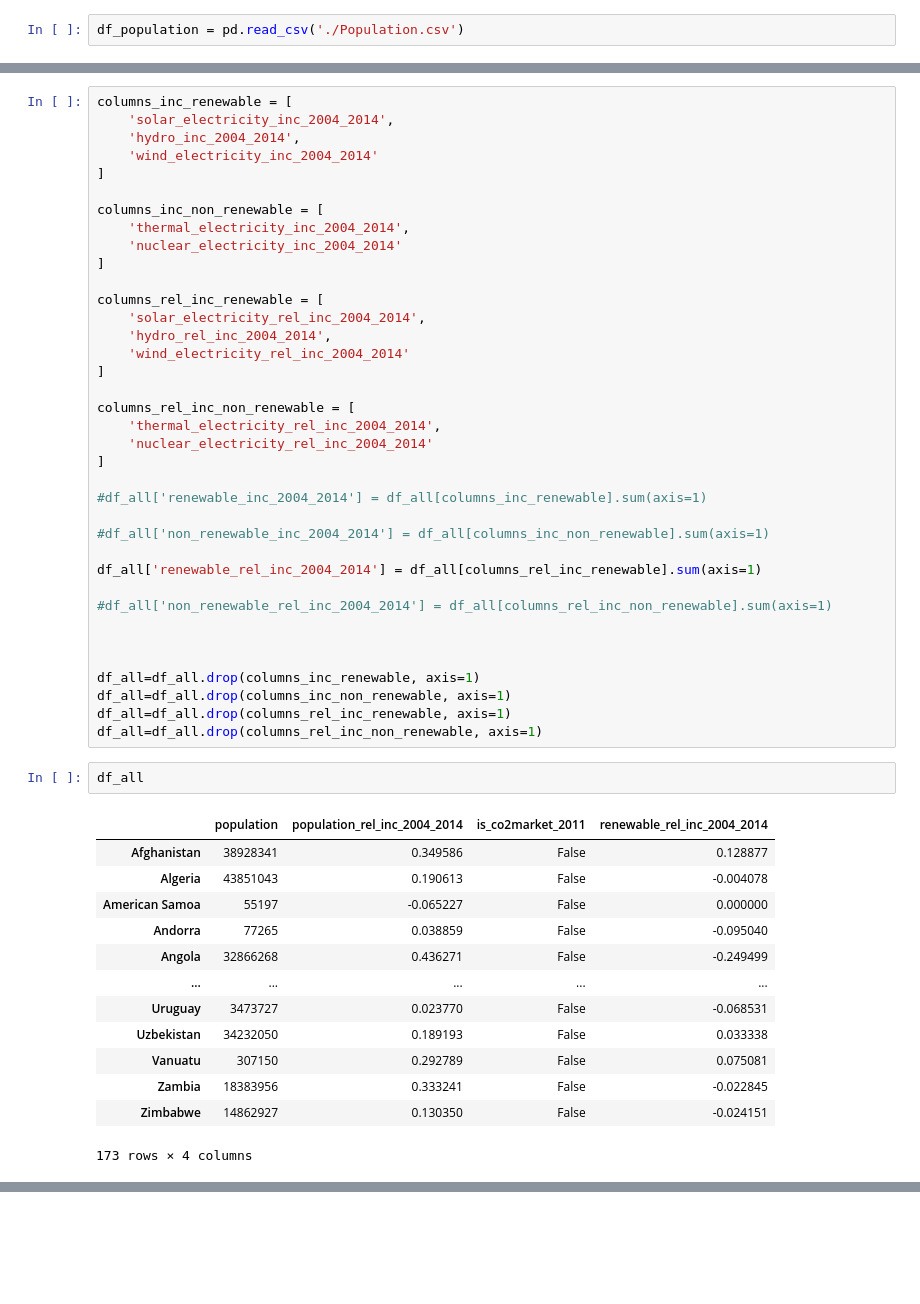
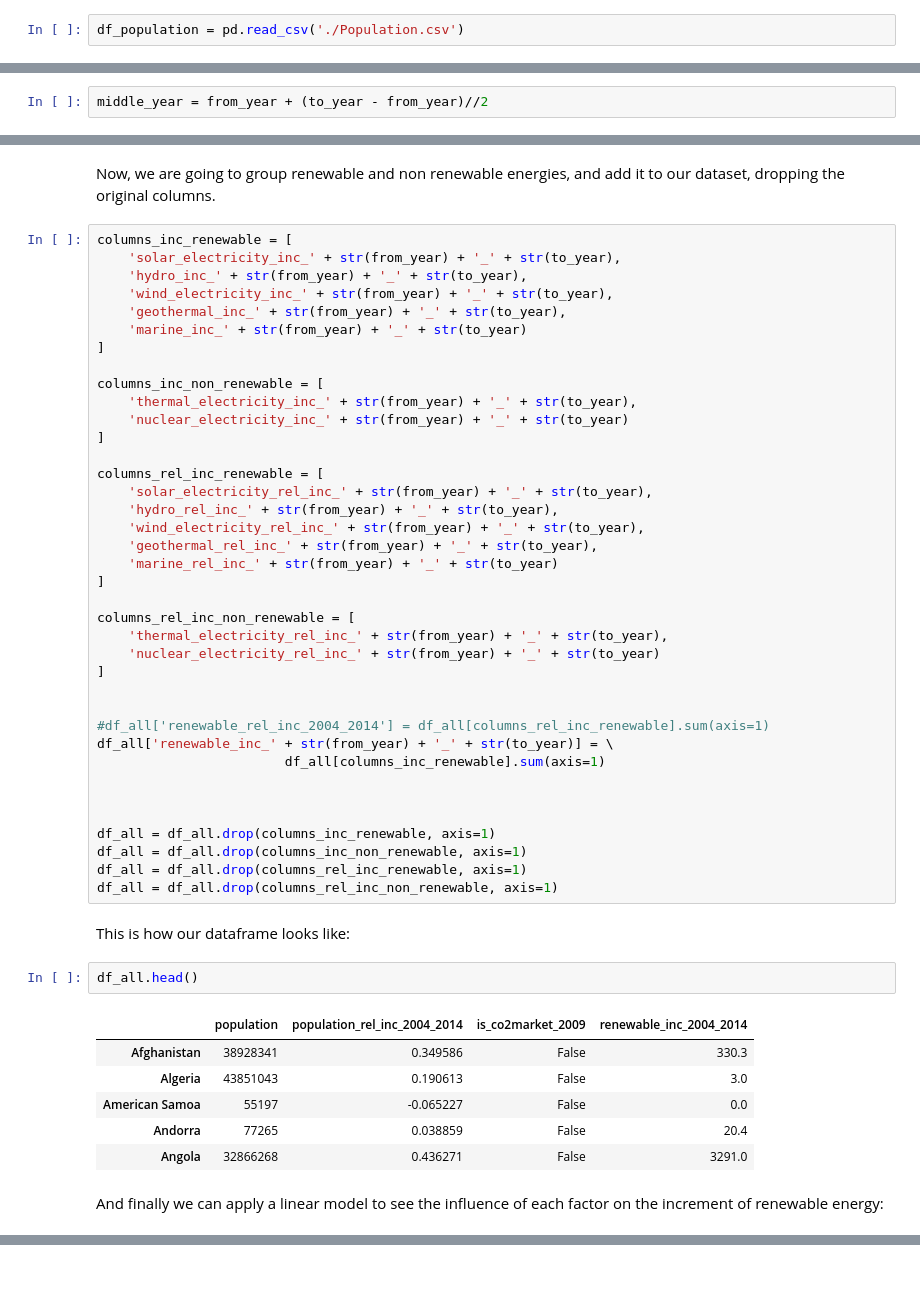
Before and after one commit to dcalvomayo/energytrends, a Jupyter notebook: Energy Trends.ipynb, the cells around one changed output, grey strips where cells are left out. Saved outputs shown, nothing was run; the diff lists cells and outputs as text; blank space fills up the shorter version.

```diff
--- a/Energy Trends.ipynb
+++ b/Energy Trends.ipynb
@@ -829,0 +861,2 @@ Name: 2011, Length: 243, dtype: bool
+# %%
+middle_year = from_year + (to_year - from_year)//2
@@ -893,53 +932,53 @@ dtype: int64
+# %% [markdown]
+Now, we are going to group renewable and non renewable energies, and add it to our dataset, dropping the original columns.
 # %%
 columns_inc_renewable = [
-    'solar_electricity_inc_2004_2014',
-    'hydro_inc_2004_2014',
-    'wind_electricity_inc_2004_2014'
+    'solar_electricity_inc_' + str(from_year) + '_' + str(to_year),
+    'hydro_inc_' + str(from_year) + '_' + str(to_year),
+    'wind_electricity_inc_' + str(from_year) + '_' + str(to_year),
+    'geothermal_inc_' + str(from_year) + '_' + str(to_year),
+    'marine_inc_' + str(from_year) + '_' + str(to_year)
 ]
 
 columns_inc_non_renewable = [
-    'thermal_electricity_inc_2004_2014',
-    'nuclear_electricity_inc_2004_2014'
+    'thermal_electricity_inc_' + str(from_year) + '_' + str(to_year),
+    'nuclear_electricity_inc_' + str(from_year) + '_' + str(to_year)
 ]
 
 columns_rel_inc_renewable = [
-    'solar_electricity_rel_inc_2004_2014',
-    'hydro_rel_inc_2004_2014',
-    'wind_electricity_rel_inc_2004_2014'
+    'solar_electricity_rel_inc_' + str(from_year) + '_' + str(to_year),
+    'hydro_rel_inc_' + str(from_year) + '_' + str(to_year),
+    'wind_electricity_rel_inc_' + str(from_year) + '_' + str(to_year),
+    'geothermal_rel_inc_' + str(from_year) + '_' + str(to_year),
+    'marine_rel_inc_' + str(from_year) + '_' + str(to_year)
 ]
 
 columns_rel_inc_non_renewable = [
-    'thermal_electricity_rel_inc_2004_2014',
-    'nuclear_electricity_rel_inc_2004_2014'
+    'thermal_electricity_rel_inc_' + str(from_year) + '_' + str(to_year),
+    'nuclear_electricity_rel_inc_' + str(from_year) + '_' + str(to_year)
 ]
 
-#df_all['renewable_inc_2004_2014'] = df_all[columns_inc_renewable].sum(axis=1)
 
-#df_all['non_renewable_inc_2004_2014'] = df_all[columns_inc_non_renewable].sum(axis=1)
-
-df_all['renewable_rel_inc_2004_2014'] = df_all[columns_rel_inc_renewable].sum(axis=1)
-
-#df_all['non_renewable_rel_inc_2004_2014'] = df_all[columns_rel_inc_non_renewable].sum(axis=1)
+#df_all['renewable_rel_inc_2004_2014'] = df_all[columns_rel_inc_renewable].sum(axis=1)
+df_all['renewable_inc_' + str(from_year) + '_' + str(to_year)] = \
+                        df_all[columns_inc_renewable].sum(axis=1)
 
 
 
-df_all=df_all.drop(columns_inc_renewable, axis=1)
-df_all=df_all.drop(columns_inc_non_renewable, axis=1)
-df_all=df_all.drop(columns_rel_inc_renewable, axis=1)
-df_all=df_all.drop(columns_rel_inc_non_renewable, axis=1)
+df_all = df_all.drop(columns_inc_renewable, axis=1)
+df_all = df_all.drop(columns_inc_non_renewable, axis=1)
+df_all = df_all.drop(columns_rel_inc_renewable, axis=1)
+df_all = df_all.drop(columns_rel_inc_non_renewable, axis=1)
+# %% [markdown]
+This is how our dataframe looks like:
 # %%
-df_all
+df_all.head()
 # %% [output]
-|  | population | population_rel_inc_2004_2014 | is_co2market_2011 | renewable_rel_inc_2004_2014 |
-| Afghanistan | 38928341 | 0.349586 | False | 0.128877 |
-| Algeria | 43851043 | 0.190613 | False | -0.004078 |
-| American Samoa | 55197 | -0.065227 | False | 0.000000 |
-| Andorra | 77265 | 0.038859 | False | -0.095040 |
-| Angola | 32866268 | 0.436271 | False | -0.249499 |
-| ... | ... | ... | ... | ... |
-| Uruguay | 3473727 | 0.023770 | False | -0.068531 |
-| Uzbekistan | 34232050 | 0.189193 | False | 0.033338 |
-| Vanuatu | 307150 | 0.292789 | False | 0.075081 |
-| Zambia | 18383956 | 0.333241 | False | -0.022845 |
-| Zimbabwe | 14862927 | 0.130350 | False | -0.024151 |
+|  | population | population_rel_inc_2004_2014 | is_co2market_2009 | renewable_inc_2004_2014 |
+| Afghanistan | 38928341 | 0.349586 | False | 330.3 |
+| Algeria | 43851043 | 0.190613 | False | 3.0 |
+| American Samoa | 55197 | -0.065227 | False | 0.0 |
+| Andorra | 77265 | 0.038859 | False | 20.4 |
+| Angola | 32866268 | 0.436271 | False | 3291.0 |
-173 rows × 4 columns
+# %% [markdown]
+And finally we can apply a linear model to see the influence of each factor on the increment of renewable energy:
```
Also changed, not shown: parts of 138 cells of this notebook.
